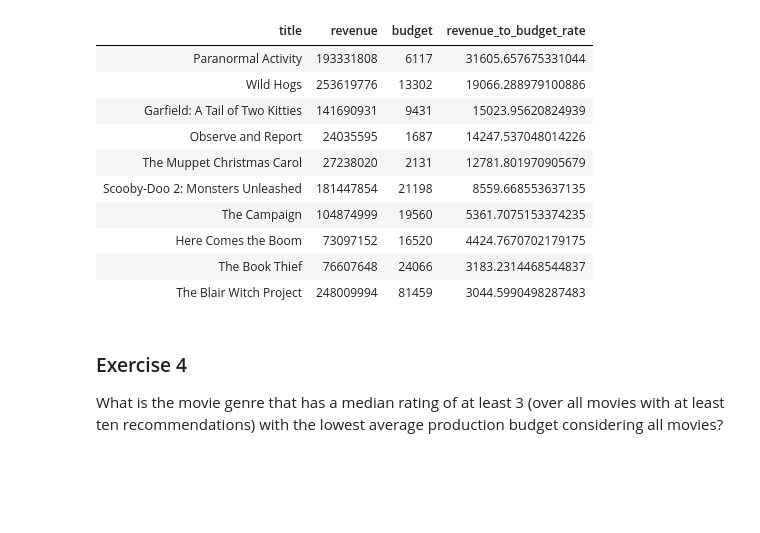
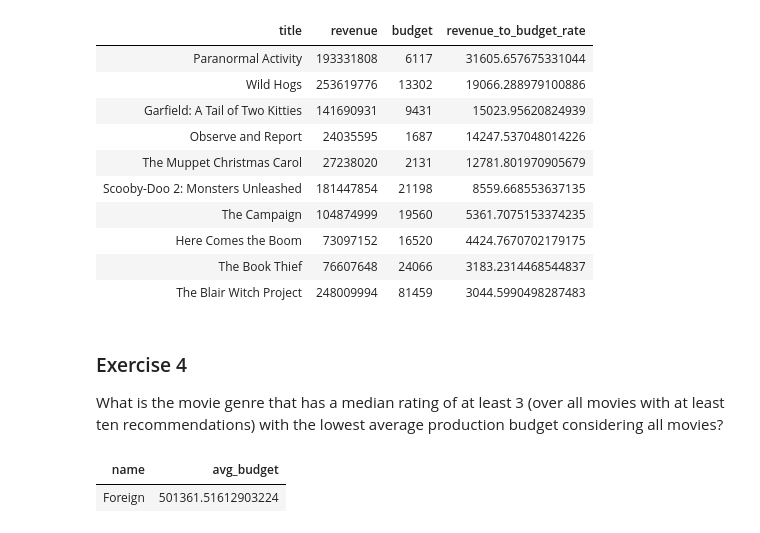
Before and after one commit to timo282/Big_Data_Storage-Movie_Ratings, a Jupyter notebook: Exam_Big_Data_Storage_Notebook.ipynb, the cells around one changed output. Saved outputs shown, nothing was run; the diff lists cells and outputs as text; code cells hidden in the pictures; blank space fills up the shorter version.

```diff
--- a/Exam_Big_Data_Storage_Notebook.ipynb
+++ b/Exam_Big_Data_Storage_Notebook.ipynb
@@ -401,0 +392,21 @@ What is the movie genre that has a median rating of at least 3 (over all movies
+# %%
+from pyspark.sql.functions import expr, col, avg, broadcast
+broadcastGenres = broadcast(df_genres)
+movies = df_recommendations.groupBy("movie_id").count().where(col("count")>=10).select("movie_id").rdd.map(lambda x: x[0]).collect()
+# %%
+genres_atleast_3 = df_movie_genres.filter(df_movie_genres.movie_id.isin(movies))\
+                                   .join(df_recommendations, df_recommendations.movie_id == df_movie_genres.movie_id)\
+                                   .groupBy(df_movie_genres.genre_id)\
+                                   .agg(expr('percentile_approx(vote, array(0.5))')[0].alias('median_vote'))\
+                                   .where(col("median_vote") >=3).select(df_movie_genres.genre_id)
+# %%
+df_movie_genres.join(df_movies, df_movies.id == df_movie_genres.movie_id)\
+                .filter(df_movie_genres.genre_id.isin(genres_atleast_3.genre_id))\
+               .groupBy(df_movie_genres.genre_id)\
+               .agg(avg(col("budget")).alias("avg_budget"))\
+               .orderBy("avg_budget").limit(1)\
+               .join(broadcastGenres, df_movie_genres.genre_id==broadcastGenres.id)\
+               .select(broadcastGenres.name, col("avg_budget")).display()
+# %% [output]
+| name | avg_budget |
+| Foreign | 501361.51612903224 |
```
Also changed, not shown: parts of 10 cells of this notebook.
